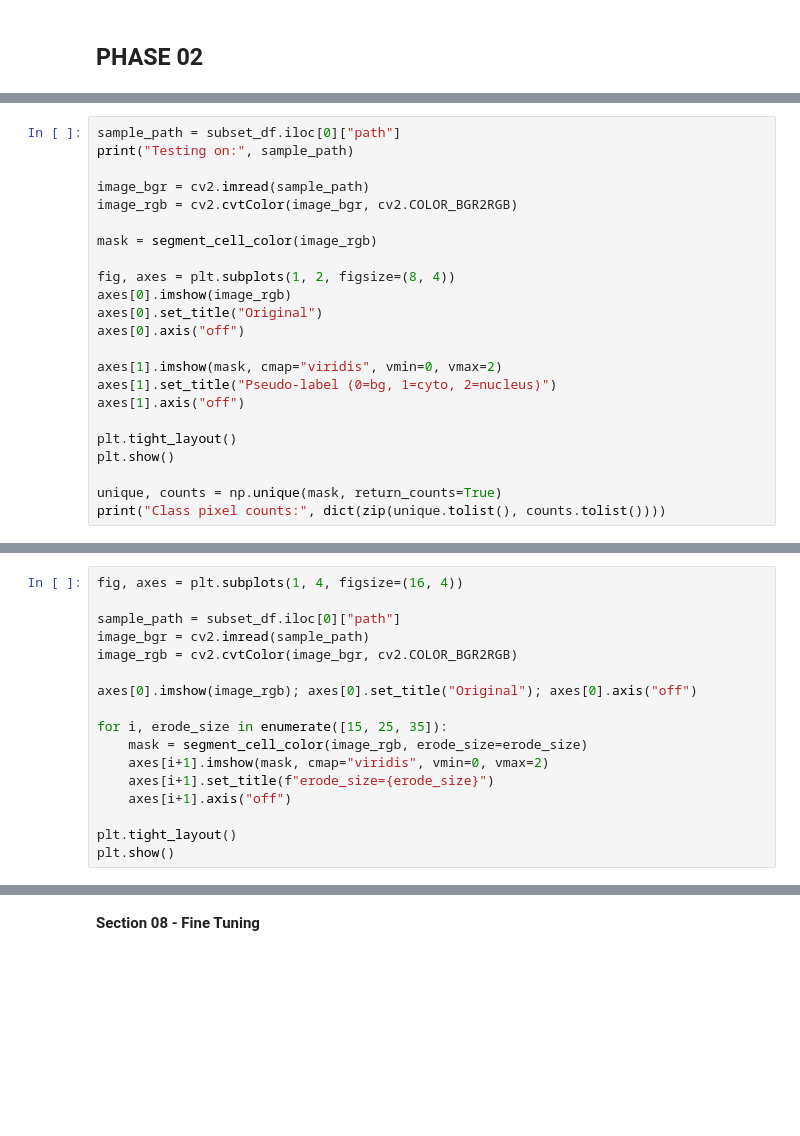
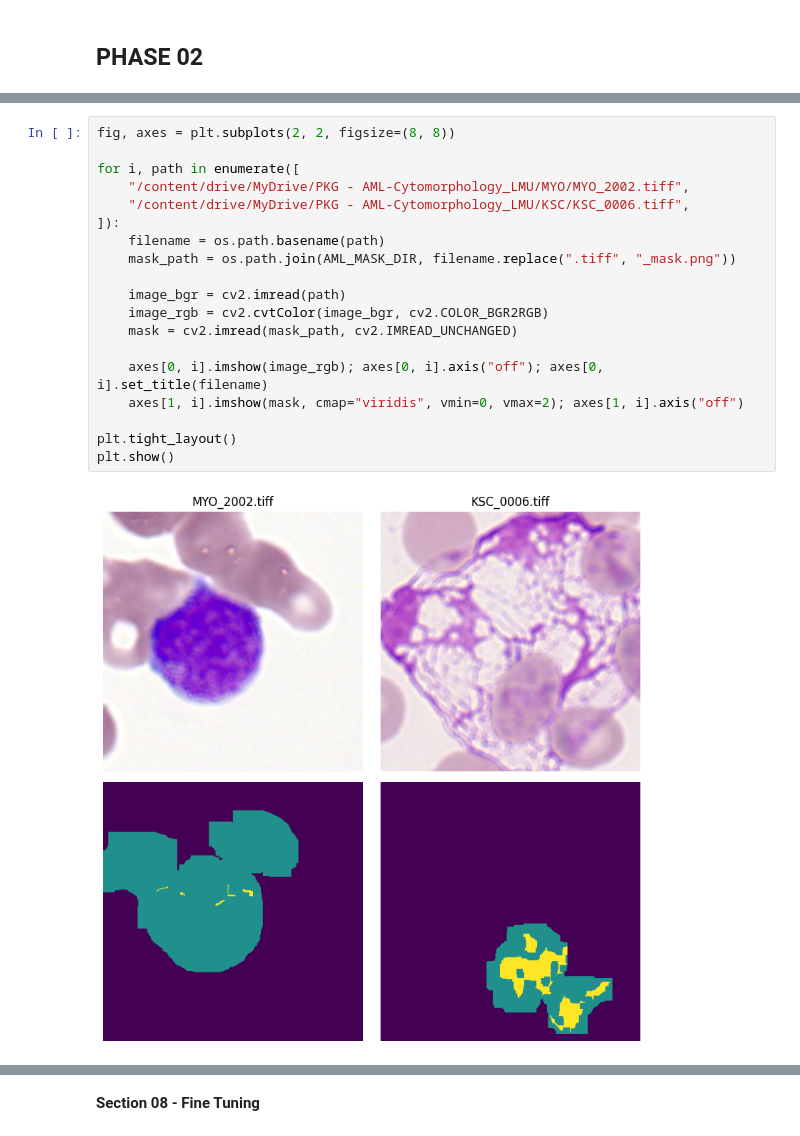
Before and after one commit to sumaiyaSultanaTarin/AML-nucleus-cytoplasm-segmentation, a Jupyter notebook: AML_N:C Ratio.ipynb, the cells around one changed output, grey strips where cells are left out. Saved outputs shown, nothing was run; the diff lists cells and outputs as text; blank space fills up the shorter version.

```diff
--- a/AML_N:C Ratio.ipynb
+++ b/AML_N:C Ratio.ipynb
@@ -844,23 +965,0 @@ subset_df.to_csv(os.path.join(LOG_DIR, "aml_subset_450.csv"), index=False)
-# %%
-sample_path = subset_df.iloc[0]["path"]
-print("Testing on:", sample_path)
-
-image_bgr = cv2.imread(sample_path)
-image_rgb = cv2.cvtColor(image_bgr, cv2.COLOR_BGR2RGB)
-
-mask = segment_cell_color(image_rgb)
-
-fig, axes = plt.subplots(1, 2, figsize=(8, 4))
-axes[0].imshow(image_rgb)
-axes[0].set_title("Original")
-axes[0].axis("off")
-
-axes[1].imshow(mask, cmap="viridis", vmin=0, vmax=2)
-axes[1].set_title("Pseudo-label (0=bg, 1=cyto, 2=nucleus)")
-axes[1].axis("off")
-
-plt.tight_layout()
-plt.show()
-
-unique, counts = np.unique(mask, return_counts=True)
-print("Class pixel counts:", dict(zip(unique.tolist(), counts.tolist())))
@@ -867,17 +1043,21 @@ print("Class pixel counts:", dict(zip(unique.tolist(), counts.tolist())))
 # %%
-fig, axes = plt.subplots(1, 4, figsize=(16, 4))
+fig, axes = plt.subplots(2, 2, figsize=(8, 8))
 
-sample_path = subset_df.iloc[0]["path"]
-image_bgr = cv2.imread(sample_path)
-image_rgb = cv2.cvtColor(image_bgr, cv2.COLOR_BGR2RGB)
+for i, path in enumerate([
+    "/content/drive/MyDrive/PKG - AML-Cytomorphology_LMU/MYO/MYO_2002.tiff",
+    "/content/drive/MyDrive/PKG - AML-Cytomorphology_LMU/KSC/KSC_0006.tiff",
+]):
+    filename = os.path.basename(path)
+    mask_path = os.path.join(AML_MASK_DIR, filename.replace(".tiff", "_mask.png"))
 
-axes[0].imshow(image_rgb); axes[0].set_title("Original"); axes[0].axis("off")
+    image_bgr = cv2.imread(path)
+    image_rgb = cv2.cvtColor(image_bgr, cv2.COLOR_BGR2RGB)
+    mask = cv2.imread(mask_path, cv2.IMREAD_UNCHANGED)
 
-for i, erode_size in enumerate([15, 25, 35]):
-    mask = segment_cell_color(image_rgb, erode_size=erode_size)
-    axes[i+1].imshow(mask, cmap="viridis", vmin=0, vmax=2)
-    axes[i+1].set_title(f"erode_size={erode_size}")
-    axes[i+1].axis("off")
+    axes[0, i].imshow(image_rgb); axes[0, i].axis("off"); axes[0, i].set_title(filename)
+    axes[1, i].imshow(mask, cmap="viridis", vmin=0, vmax=2); axes[1, i].axis("off")
 
 plt.tight_layout()
 plt.show()
+# %% [output]
+[figure, added]
```
Also changed, not shown: parts of 25 cells of this notebook.
